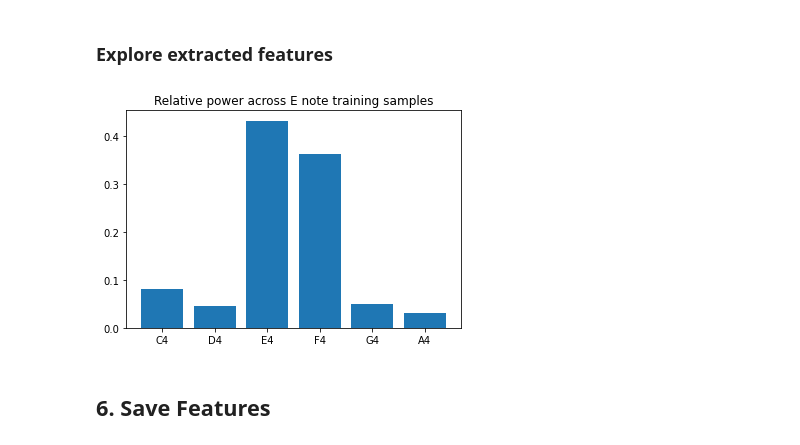
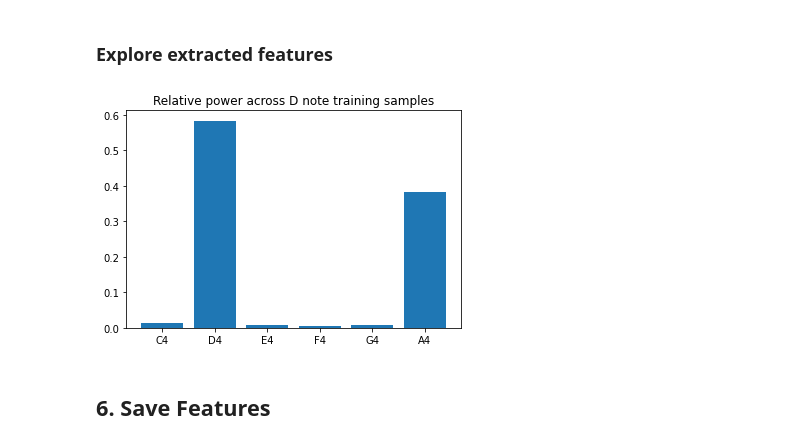
Before and after one commit to bwalsh62/note-recognition, a Jupyter notebook: notebooks/demo.ipynb, the cells around one changed output. Cells and saved outputs as stored; diff of their text form; code cells hidden in the pictures.

```diff
--- a/notebooks/demo.ipynb
+++ b/notebooks/demo.ipynb
@@ -203,12 +206,12 @@ X_feat.head()
 # %% [markdown]
 ### Explore extracted features
 # %%
-note_test = 'E'
+note_test = 'D'
 plt.bar(SCALE, X_feat[y_aug['note'].str.contains(note_test)].mean())
 plt.title('Relative power across {} note training samples'.format(note_test))
 plt.show()
 # %% [output]
-[figure, old version]
+[figure, new version]
 # %% [markdown]
 ## <a id = "feat_save"></a> 6. Save Features
 # %%
```
Also changed, not shown: parts of 24 cells of this notebook.
